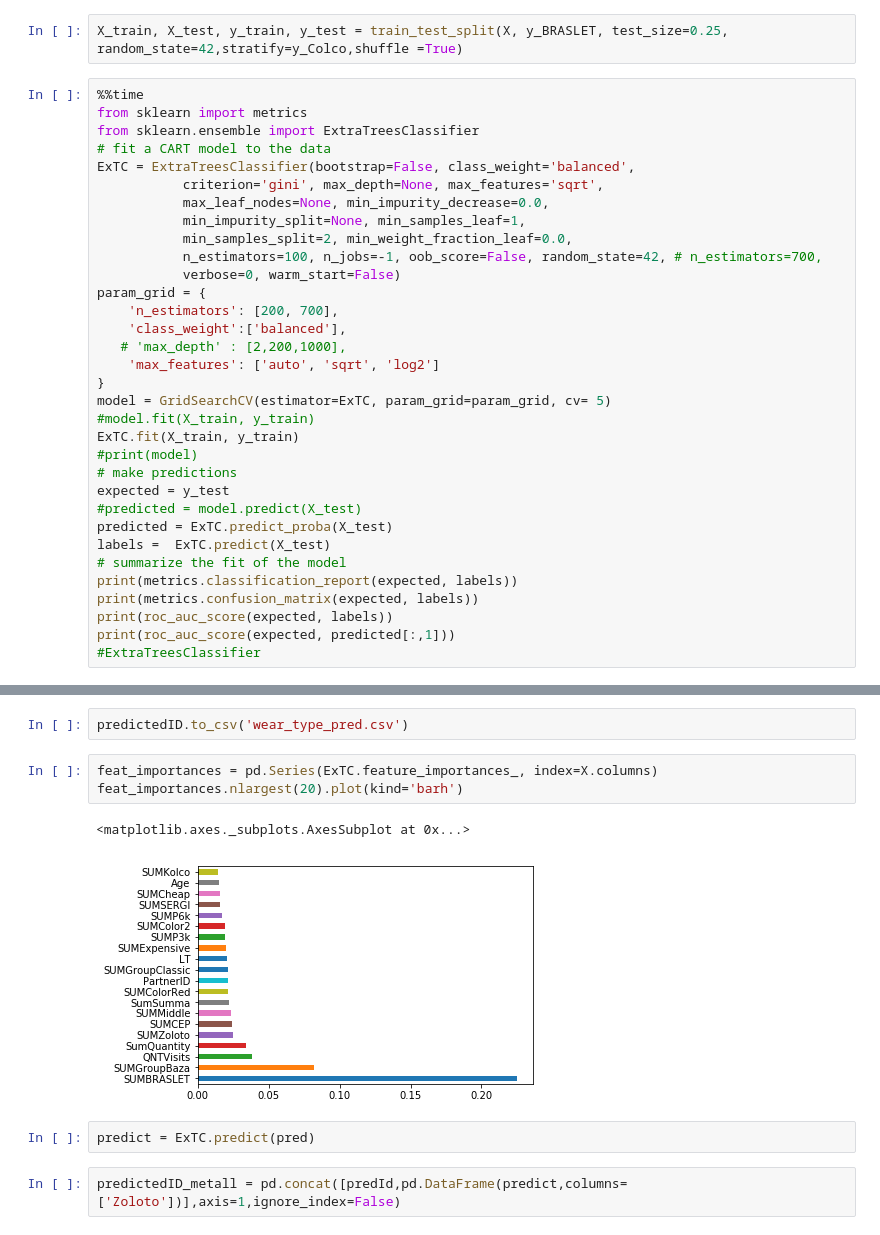
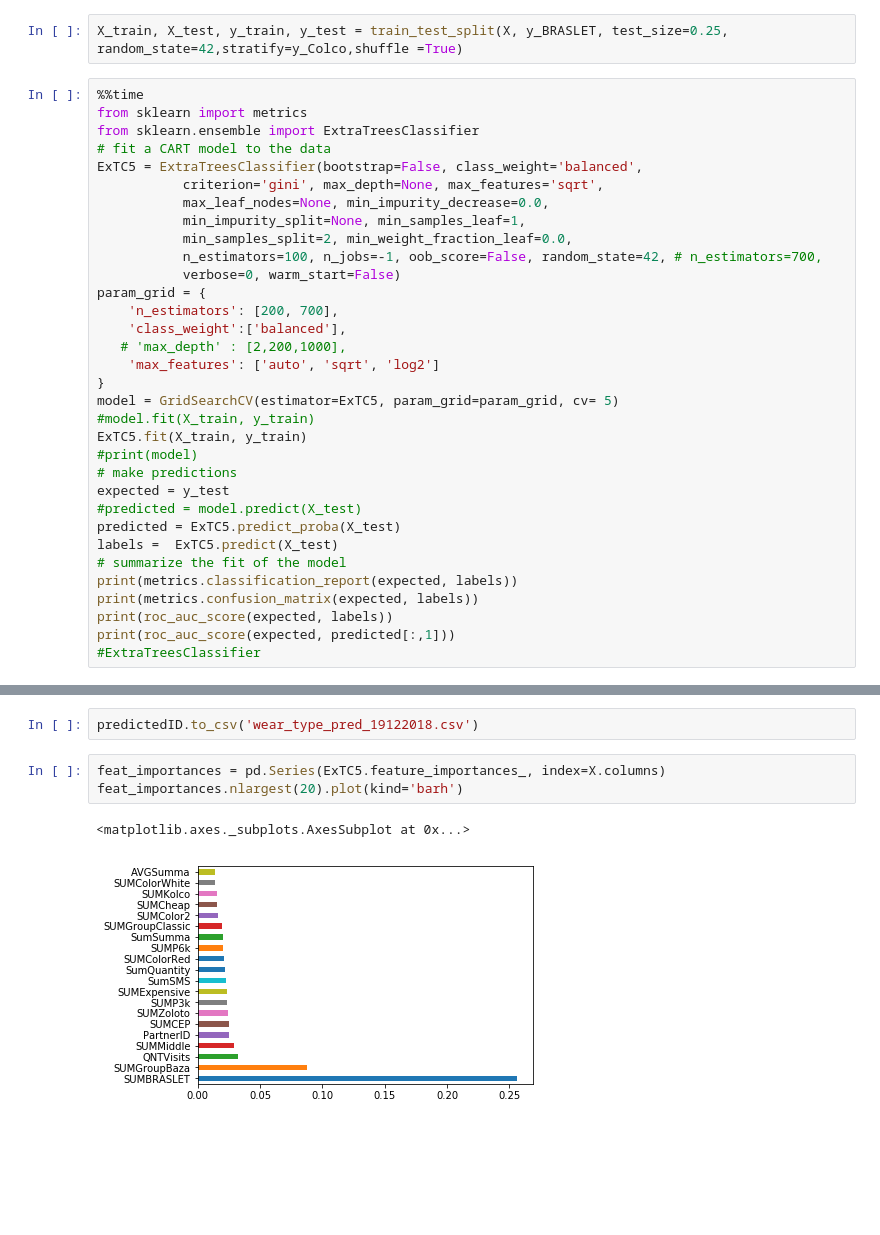
Before and after one commit to parusss/Gold, a Jupyter notebook: Retail/PredictWearType_finish.ipynb, the cells around one changed output, grey strips where cells are left out. Drawn from its saved outputs; the diff is of its cells as text; blank space fills up the shorter version.

```diff
--- a/Retail/PredictWearType_finish.ipynb
+++ b/Retail/PredictWearType_finish.ipynb
@@ -702,7 +718,7 @@ X_train, X_test, y_train, y_test = train_test_split(X, y_BRASLET, test_size=0.25
 from sklearn import metrics
 from sklearn.ensemble import ExtraTreesClassifier
 # fit a CART model to the data
-ExTC = ExtraTreesClassifier(bootstrap=False, class_weight='balanced',
+ExTC5 = ExtraTreesClassifier(bootstrap=False, class_weight='balanced',
            criterion='gini', max_depth=None, max_features='sqrt',
            max_leaf_nodes=None, min_impurity_decrease=0.0,
            min_impurity_split=None, min_samples_leaf=1,
@@ -715,15 +731,15 @@ param_grid = {
    # 'max_depth' : [2,200,1000],
     'max_features': ['auto', 'sqrt', 'log2']
 }
-model = GridSearchCV(estimator=ExTC, param_grid=param_grid, cv= 5)
+model = GridSearchCV(estimator=ExTC5, param_grid=param_grid, cv= 5)
 #model.fit(X_train, y_train)
-ExTC.fit(X_train, y_train)
+ExTC5.fit(X_train, y_train)
 #print(model)
 # make predictions
 expected = y_test
 #predicted = model.predict(X_test)
-predicted = ExTC.predict_proba(X_test)
-labels =  ExTC.predict(X_test)
+predicted = ExTC5.predict_proba(X_test)
+labels =  ExTC5.predict(X_test)
 # summarize the fit of the model
 print(metrics.classification_report(expected, labels))
 print(metrics.confusion_matrix(expected, labels))
@@ -757,12 +773,8 @@ predictedID.head()
 # %%
-predictedID.to_csv('wear_type_pred.csv')
+predictedID.to_csv('wear_type_pred_19122018.csv')
 # %%
-feat_importances = pd.Series(ExTC.feature_importances_, index=X.columns)
+feat_importances = pd.Series(ExTC5.feature_importances_, index=X.columns)
 feat_importances.nlargest(20).plot(kind='barh')
 # %% [output]
 <matplotlib.axes._subplots.AxesSubplot at 0x...>
-[figure, old version]
+[figure, new version]
-# %%
-predict = ExTC.predict(pred)
-# %%
-predictedID_metall = pd.concat([predId,pd.DataFrame(predict,columns=['Zoloto'])],axis=1,ignore_index=False)
```
Also changed, not shown: parts of 36 cells of this notebook, 5 other files.
